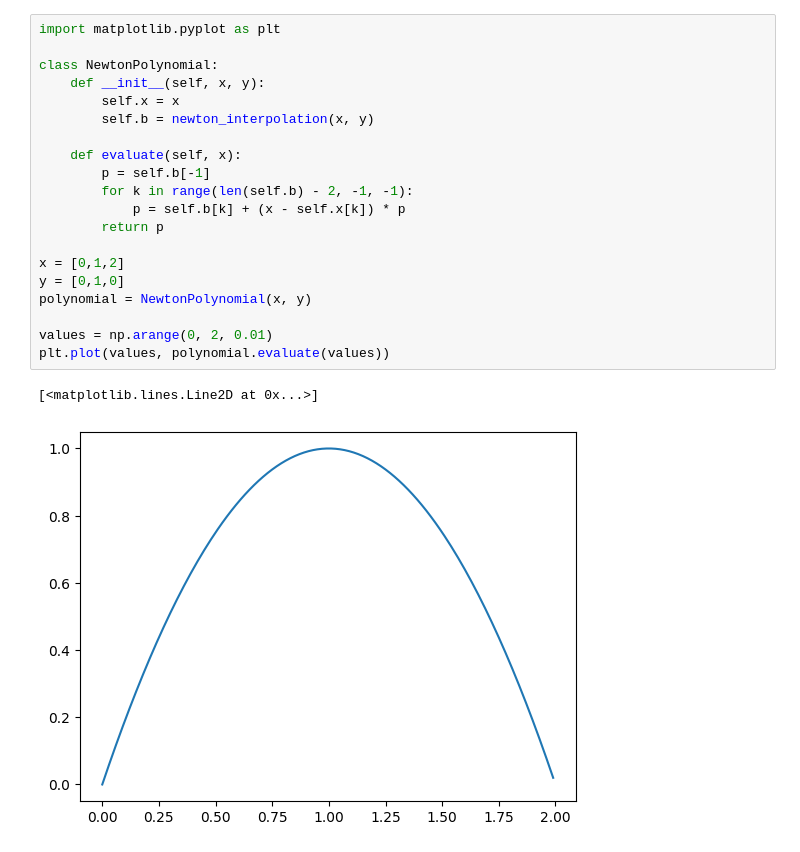
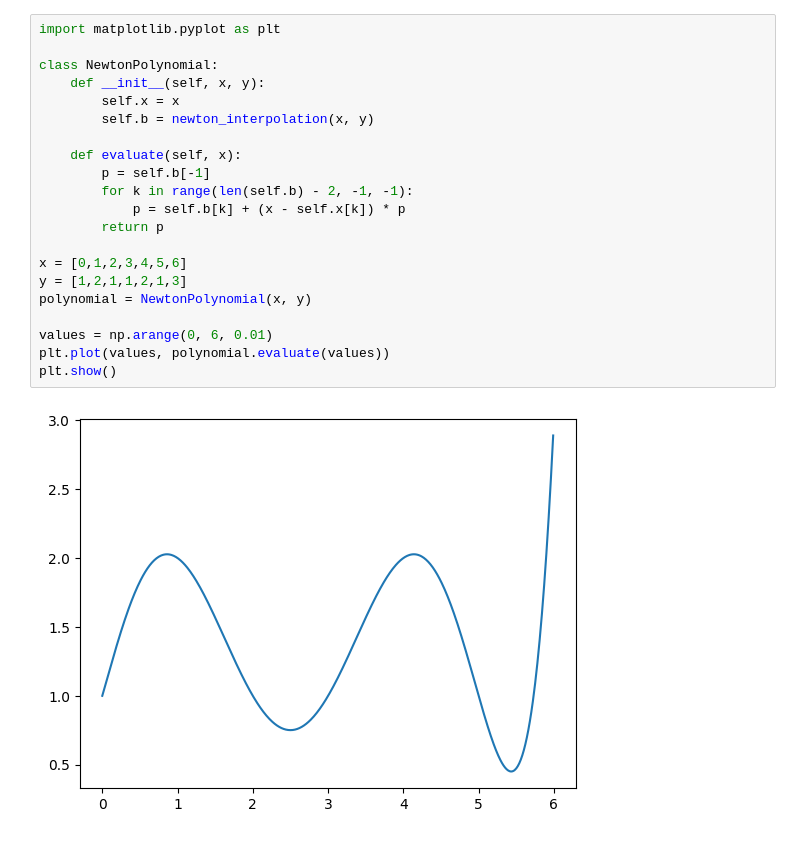
Before and after one commit to alessioarcara/mcn2023, a Jupyter notebook: interpolation.ipynb, the cells around one changed output. Drawn from its saved outputs; the diff is of its cells as text.

```diff
--- a/interpolation.ipynb
+++ b/interpolation.ipynb
@@ -60,23 +83,23 @@ OK
 # %%
 import matplotlib.pyplot as plt
 
 class NewtonPolynomial:
     def __init__(self, x, y):
         self.x = x
         self.b = newton_interpolation(x, y)
 
     def evaluate(self, x):
         p = self.b[-1]
         for k in range(len(self.b) - 2, -1, -1):
             p = self.b[k] + (x - self.x[k]) * p
         return p
 
-x = [0,1,2]
-y = [0,1,0]
+x = [0,1,2,3,4,5,6]
+y = [1,2,1,1,2,1,3]
 polynomial = NewtonPolynomial(x, y)
 
-values = np.arange(0, 2, 0.01)
+values = np.arange(0, 6, 0.01)
 plt.plot(values, polynomial.evaluate(values))
+plt.show()
 # %% [output]
-[<matplotlib.lines.Line2D at 0x...>]
-[figure, old version]
+[figure, new version]
```
Also changed, not shown: parts of 3 cells of this notebook, 11 other files.
